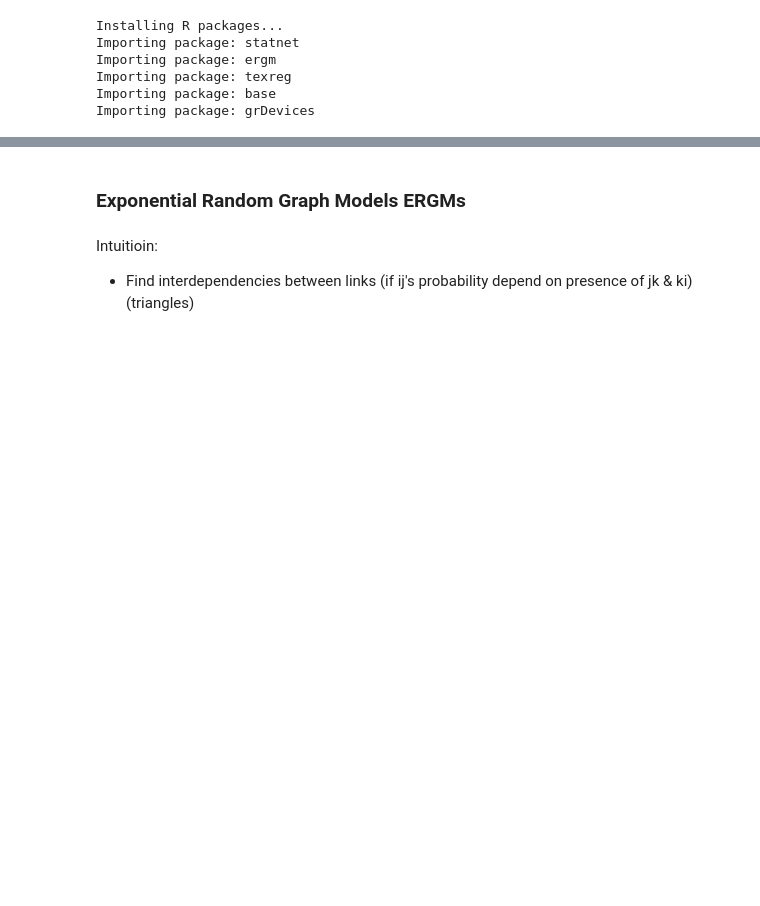
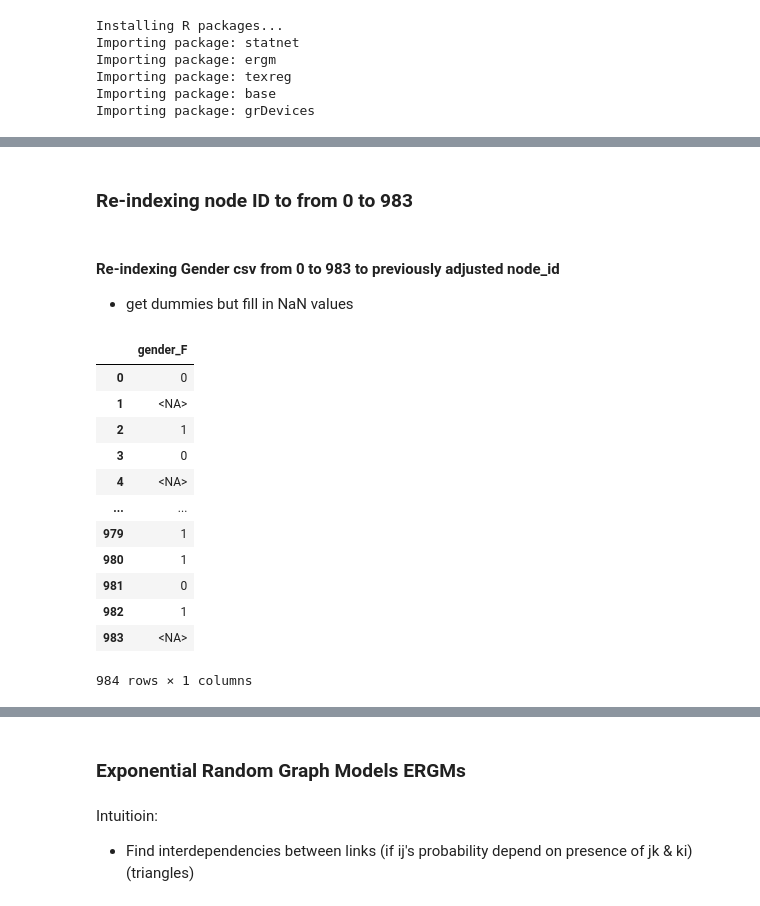
Before and after one commit to Juliaaaachu/Sonic_ESM, a Jupyter notebook: slack_exp.ipynb, the cells around one changed output, grey strips where cells are left out. Saved outputs shown, nothing was run; the diff lists cells and outputs as text; code cells hidden in the pictures; blank space fills up the shorter version.

Commit message:
more data formatting for R preparation

```diff
--- a/slack_exp.ipynb
+++ b/slack_exp.ipynb
@@ -294,0 +296,72 @@ message_edgelist.head()
+# %% [markdown]
+### Re-indexing node ID to from 0 to 983
+# %%
+message_edge = pd.read_csv("data/slack_message_edgelist.csv")
+
+sender_arr = message_edge.Sender.unique()
+id_map = {}
+
+for i, sender in enumerate(sender_arr):
+    #print(sender)
+    id_map[sender] = i
+
+#print(id_map)
+message_edge["Sender"] = message_edge["Sender"].map(id_map)
+message_edge["Receiver"] = message_edge["Receiver"].map(id_map)
+#message_edge.head()
+
+# message_edge.to_csv("/Users/juliachu/Dropbox/Northwestern/2022-2023/SONIC/Sonic_ESM/slack_edgelist_adjustedid.csv")
+# %% [markdown]
+#### Re-indexing Gender csv from 0 to 983 to previously adjusted node_id
+- get dummies but fill in NaN values
+# %%
+gender_realid = gender.copy()
+
+gender_realid["real_id"] = gender_realid["fake_id"].map(id_map).fillna(100000)
+gender_realid["real_id"] = gender_realid["real_id"].apply(lambda x: int(x))
+gender_realid["real_id"] = gender_realid["real_id"].apply(lambda x: np.nan if x > 1000 else int(x))
+#gender_df.to_csv("gender_anonymized1.csv")
+gender_realid['real_id'] = gender_realid['real_id'].astype('Int64')
+
+
+gender_realid_adj = gender_realid.copy().sort_values("real_id")
+gender_realid_adj = gender_realid_adj.dropna(axis=0, subset=['real_id'])
+gender_realid_adj.head()
+
+for i in range(0, 984):
+    if (not(i in gender_realid_adj['real_id'].values)):
+        new_row = pd.Series({'fake_id':np.NaN, 'gender':np.NaN, 'real_id':i})
+        new_row = new_row.to_frame().T
+        gender_realid_adj = pd.concat([gender_realid_adj, new_row], ignore_index = True, axis=0)
+
+gender_realid_adj = gender_realid_adj.copy().sort_values("real_id")
+gender_realid_adj['real_id'] = gender_realid_adj['real_id'].astype('Int64')
+
+#display(gender_realid_adj.head())
+gender_adj_dum = pd.get_dummies(gender_realid_adj, dummy_na=True)
+gender_adj_dum.loc[gender_adj_dum.gender_nan == 1, ["gender_F", "gender_M"]] = np.nan
+del gender_adj_dum["gender_nan"]
+gender_adj_dum.head()
+
+female_nodes = gender_adj_dum.copy()
+del female_nodes["fake_id"]
+del female_nodes["real_id"]
+del female_nodes["gender_M"]
+female_nodes['gender_F'] = female_nodes['gender_F'].astype('Int64')
+female_nodes = female_nodes.reset_index()
+female_nodes = female_nodes.drop(columns=['index'])
+display(female_nodes)
+# %% [output]
+|  | gender_F |
+| 0 | 0 |
+| 1 | <NA> |
+| 2 | 1 |
+| 3 | 0 |
+| 4 | <NA> |
+| ... | ... |
+| 979 | 1 |
+| 980 | 1 |
+| 981 | 0 |
+| 982 | 1 |
+| 983 | <NA> |
+984 rows × 1 columns
```
Also changed, not shown: parts of 8 cells of this notebook, 25 other files.
